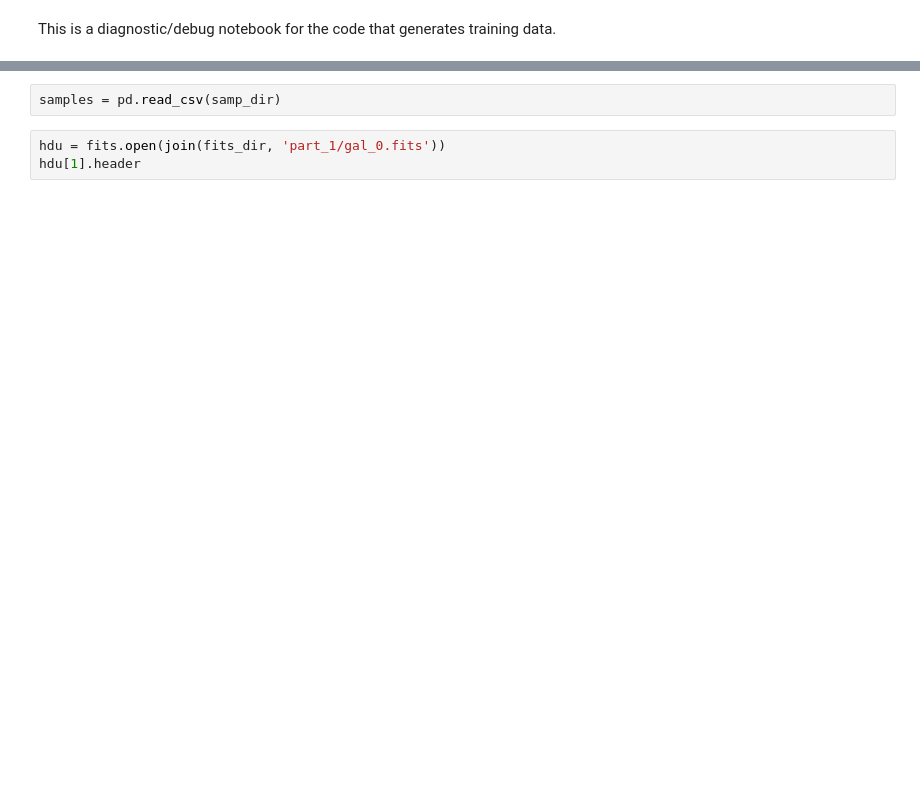
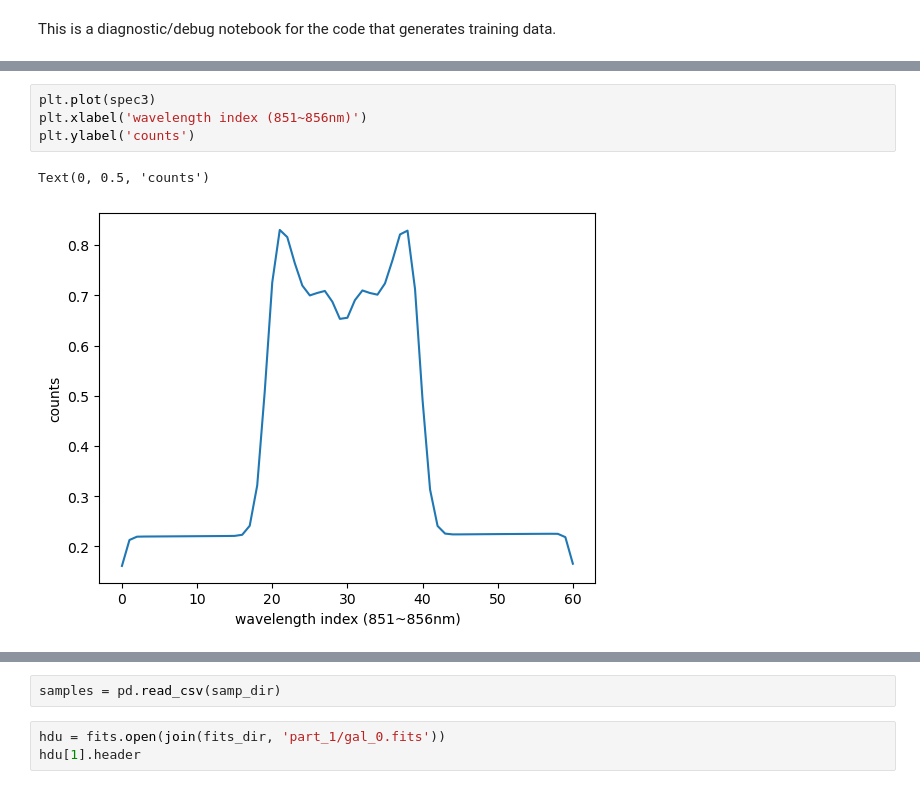
Before and after one commit to KinematicLensing/kl-nn, a Jupyter notebook: data_generate/notebooks/test_training_data.ipynb, the cells around one changed output, grey strips where cells are left out. Cells and saved outputs as stored; diff of their text form; blank space fills up the shorter version.

```diff
--- a/data_generate/notebooks/test_training_data.ipynb
+++ b/data_generate/notebooks/test_training_data.ipynb
@@ -18,0 +35,7 @@ from scipy.optimize import curve_fit
+# %%
+plt.plot(spec3)
+plt.xlabel('wavelength index (851~856nm)')
+plt.ylabel('counts')
+# %% [output]
+Text(0, 0.5, 'counts')
+[figure, added]
```
Also changed, not shown: parts of 38 cells of this notebook, 12 other files.
